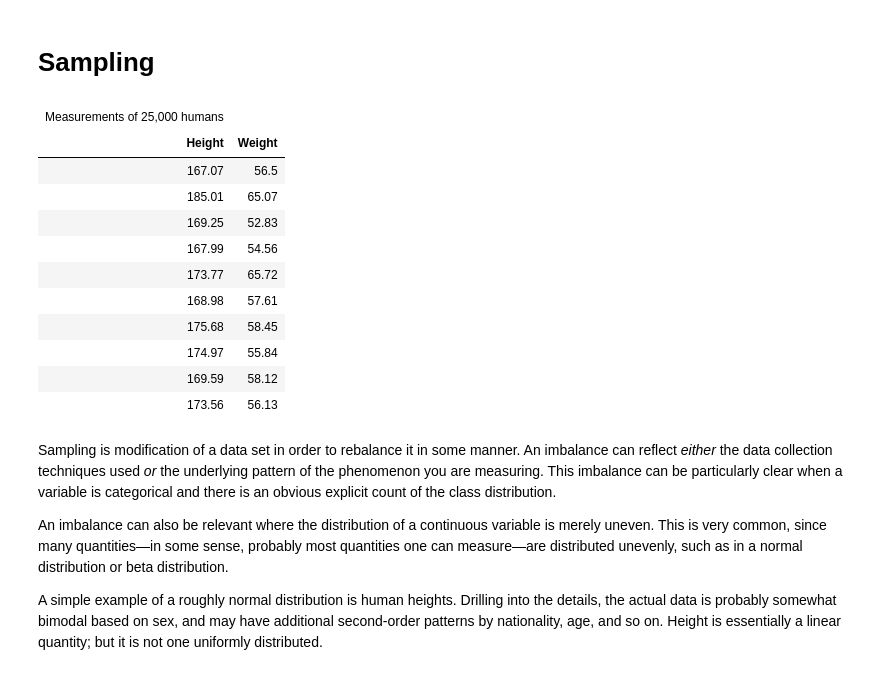
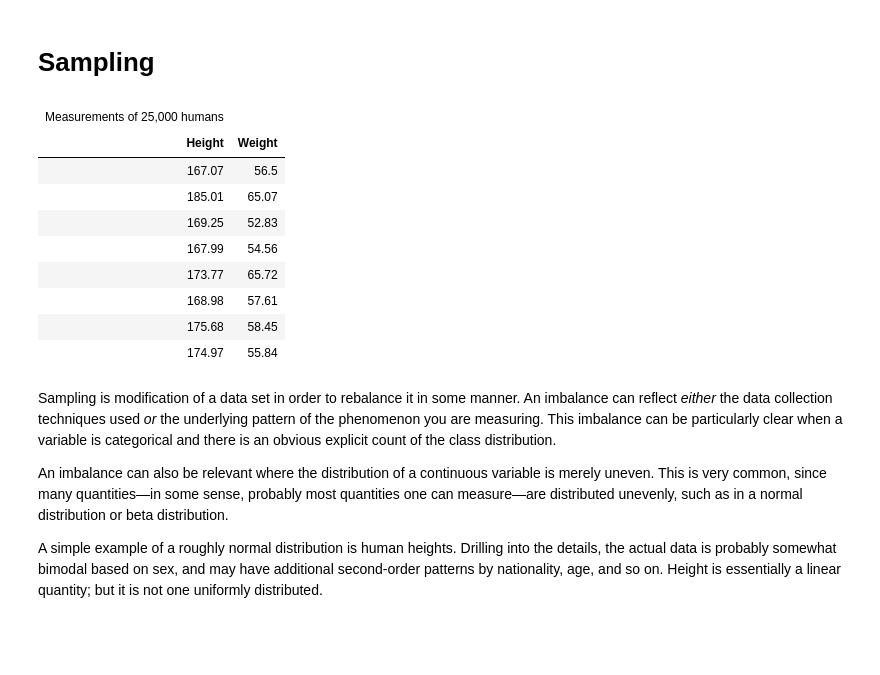
Before and after one commit to DavidMertz/CleaningDataVideo, a Jupyter notebook: Value_Imputation.ipynb, the cells around one changed output. Cells and saved outputs as stored; diff of their text form; code cells hidden in the pictures; blank space fills up the shorter version.

```diff
--- a/Value_Imputation.ipynb
+++ b/Value_Imputation.ipynb
@@ -735,21 +730,19 @@ humans = pd.read_csv('data/height-weight.csv')
 # Sampling
 # %%
 GT(
-    humans.sample(10).round(2)
-).tab_header(title="Measurements of 25,000 humans")
+    humans.sample(8).round(2)
+  ).tab_header(title="Measurements of 25,000 humans")
 # %% [output]
 | Measurements of 25,000 humans |  |
 | Height | Weight |
 | 167.07 | 56.5 |
 | 185.01 | 65.07 |
 | 169.25 | 52.83 |
 | 167.99 | 54.56 |
 | 173.77 | 65.72 |
 | 168.98 | 57.61 |
 | 175.68 | 58.45 |
 | 174.97 | 55.84 |
-| 169.59 | 58.12 |
-| 173.56 | 56.13 |
 # %% [markdown]
 Sampling is modification of a data set in order to rebalance it in some manner.  An imbalance can reflect *either* the data collection techniques used *or* the underlying pattern of the phenomenon you are measuring.  This imbalance can be particularly clear when a variable is categorical and there is an obvious explicit count of the class distribution.
 
```
Also changed, not shown: parts of 13 cells of this notebook, 2 other files.
